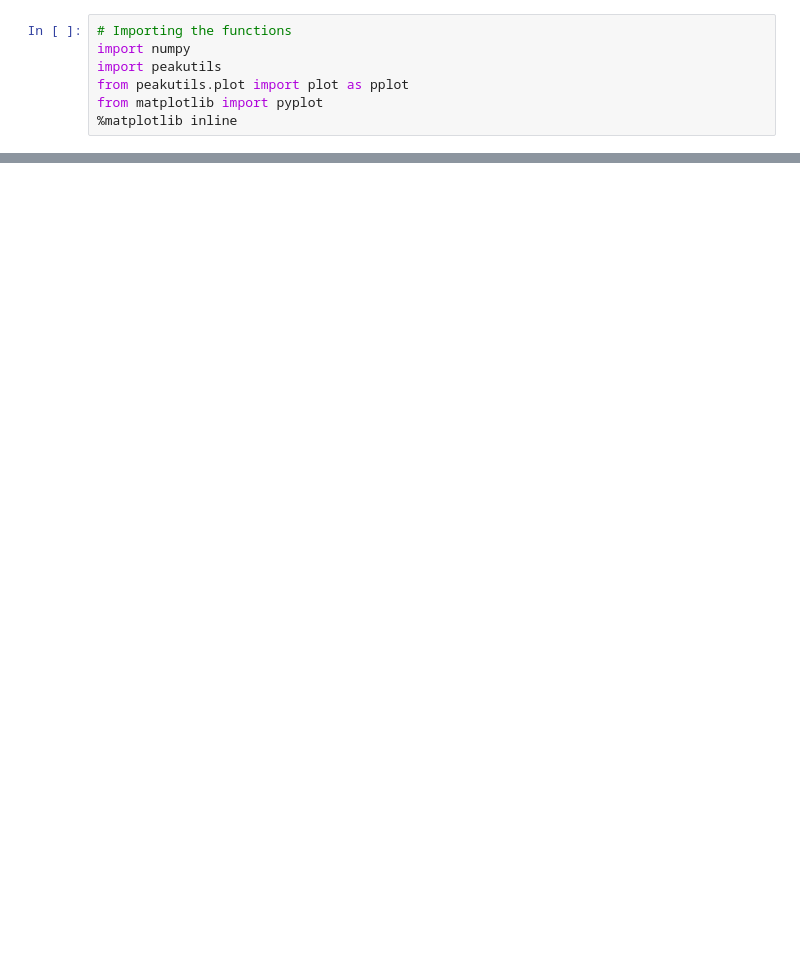
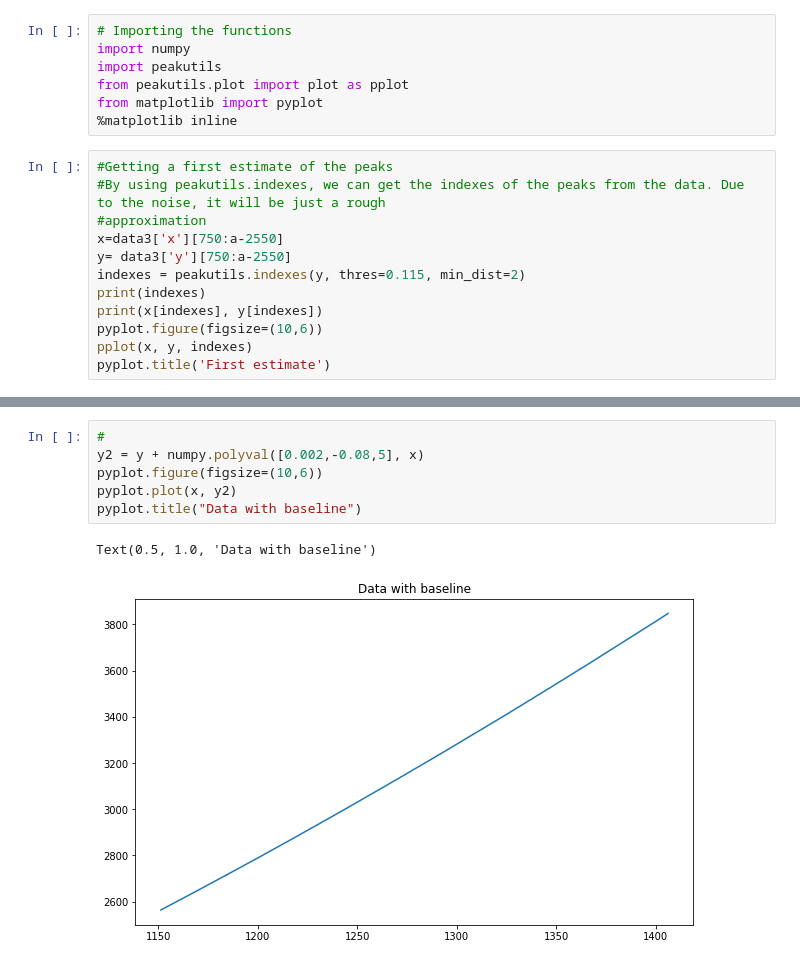
Before and after one commit to raman-noodles/Raman-noodles, a Jupyter notebook: Explore_Dev/Peak_utils_test.ipynb, the cells around one changed output, grey strips where cells are left out. Saved outputs shown, nothing was run; the diff lists cells and outputs as text; blank space fills up the shorter version.

Commit message:
Did some initial tests, peak finding is meh at best

```diff
--- a/Explore_Dev/Peak_utils_test.ipynb
+++ b/Explore_Dev/Peak_utils_test.ipynb
@@ -42,3 +132,15 @@ import peakutils
 from peakutils.plot import plot as pplot
 from matplotlib import pyplot
 %matplotlib inline
+# %%
+#Getting a first estimate of the peaks
+#By using peakutils.indexes, we can get the indexes of the peaks from the data. Due to the noise, it will be just a rough
+#approximation
+x=data3['x'][750:a-2550]
+y= data3['y'][750:a-2550]
+indexes = peakutils.indexes(y, thres=0.115, min_dist=2)
+print(indexes)
+print(x[indexes], y[indexes])
+pyplot.figure(figsize=(10,6))
+pplot(x, y, indexes)
+pyplot.title('First estimate')
@@ -44,0 +192,9 @@ from matplotlib import pyplot
+# %%
+#
+y2 = y + numpy.polyval([0.002,-0.08,5], x)
+pyplot.figure(figsize=(10,6))
+pyplot.plot(x, y2)
+pyplot.title("Data with baseline")
+# %% [output]
+Text(0.5, 1.0, 'Data with baseline')
+[figure, added]
```
Also changed, not shown: parts of 18 cells of this notebook.
